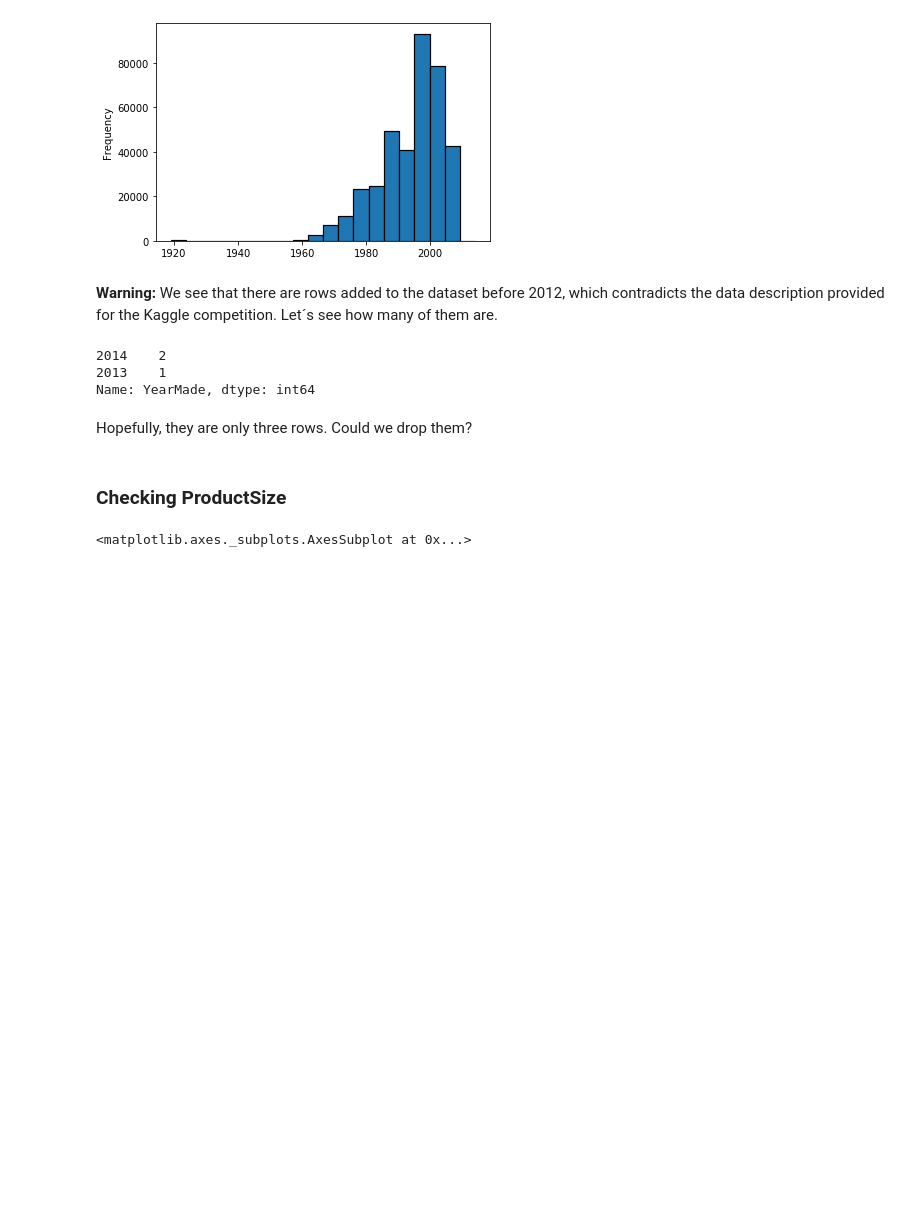
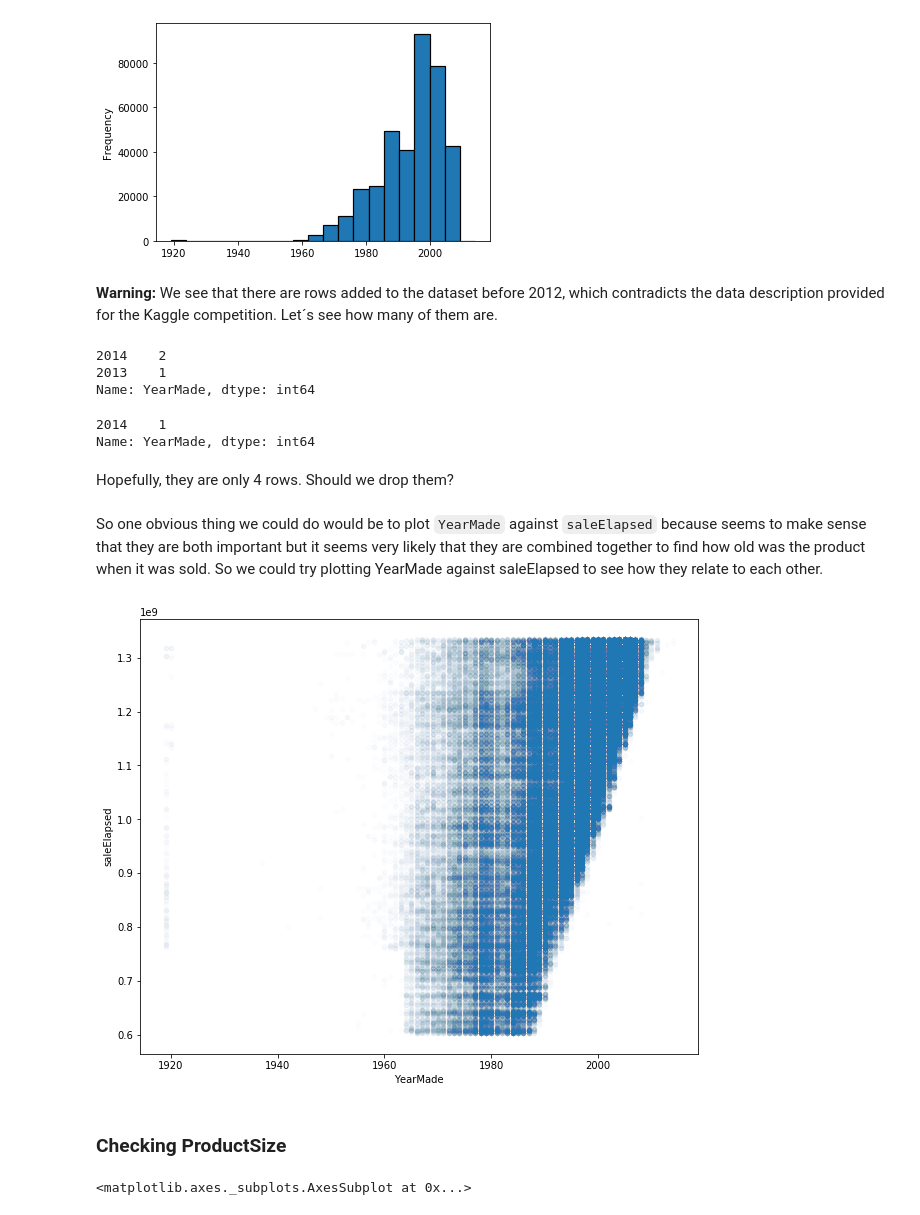
Before and after one commit to JAMorello/data-science-exercises, a Jupyter notebook: Machine Learning/bulldozer-price-prediction-project/bulldozer-price-prediction-project.ipynb, the cells around one changed output. Drawn from its saved outputs; the diff is of its cells as text; code cells hidden in the pictures; blank space fills up the shorter version.

```diff
--- a/Machine Learning/bulldozer-price-prediction-project/bulldozer-price-prediction-project.ipynb
+++ b/Machine Learning/bulldozer-price-prediction-project/bulldozer-price-prediction-project.ipynb
@@ -758,8 +799,20 @@ orig_copy[orig_copy['YearMade'] > 2012]['YearMade'].value_counts()
 2014    2
 2013    1
 Name: YearMade, dtype: int64
+# %%
+df_test[df_test['YearMade'] > 2012]['YearMade'].value_counts()
+# %% [output]
+2014    1
+Name: YearMade, dtype: int64
 # %% [markdown]
-Hopefully, they are only three rows. Could we drop them?
+Hopefully, they are only 4 rows. Should we drop them?
+# %% [markdown]
+So one obvious thing we could do would be to plot `YearMade` against `saleElapsed` because seems to make sense that they are both important but it seems very likely that they are combined together to find how old was the product when it was sold. So we could try plotting YearMade against saleElapsed to see how they relate to each other.
+# %%
+new_orig = df_orig[df_orig['YearMade'] >= 1919]
+new_orig.plot('YearMade', 'saleElapsed', 'scatter', alpha=0.01, figsize=(10,8));
+# %% [output]
+[figure, added]
 # %% [markdown]
 ### Checking ProductSize
 # %%
```
Also changed, not shown: parts of 61 cells of this notebook.
